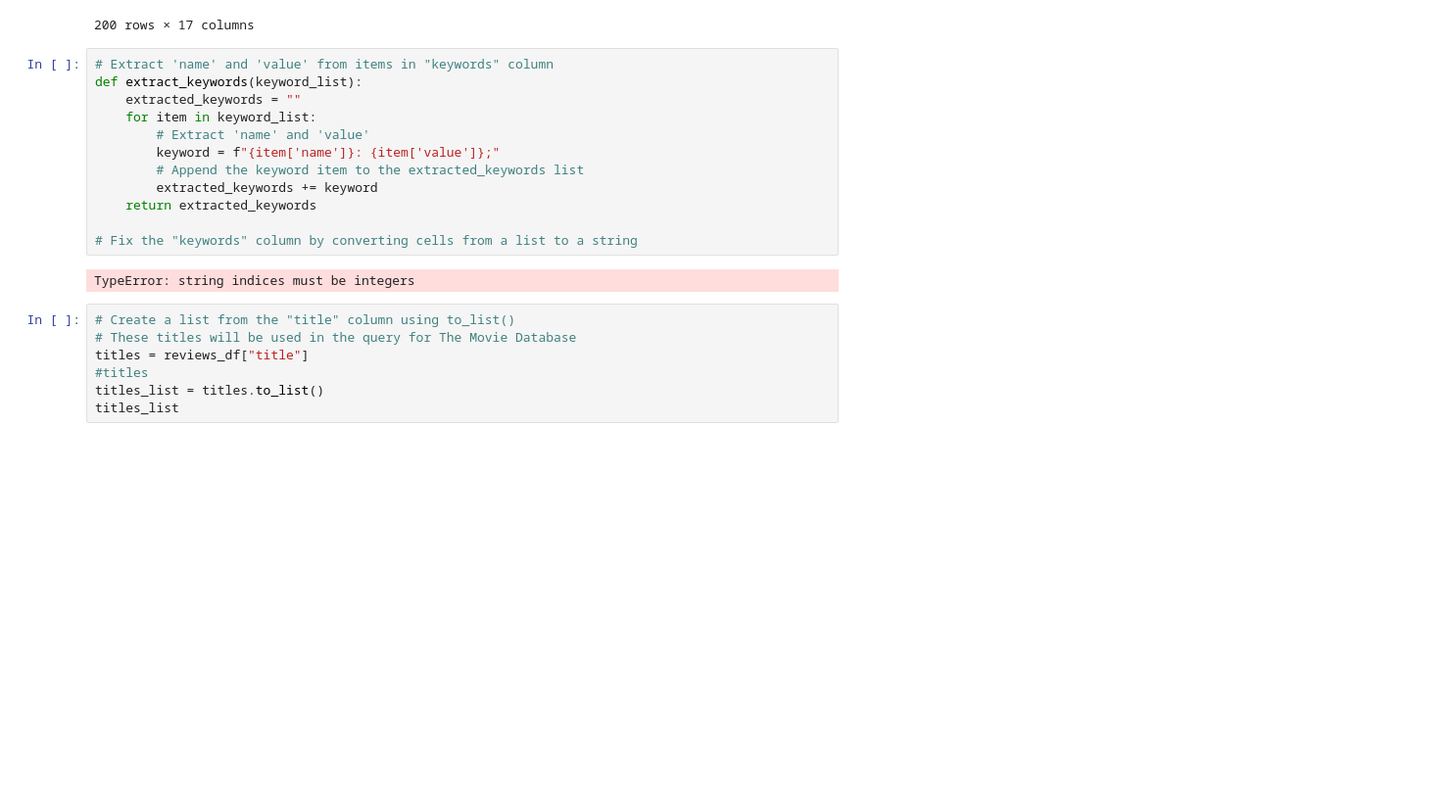
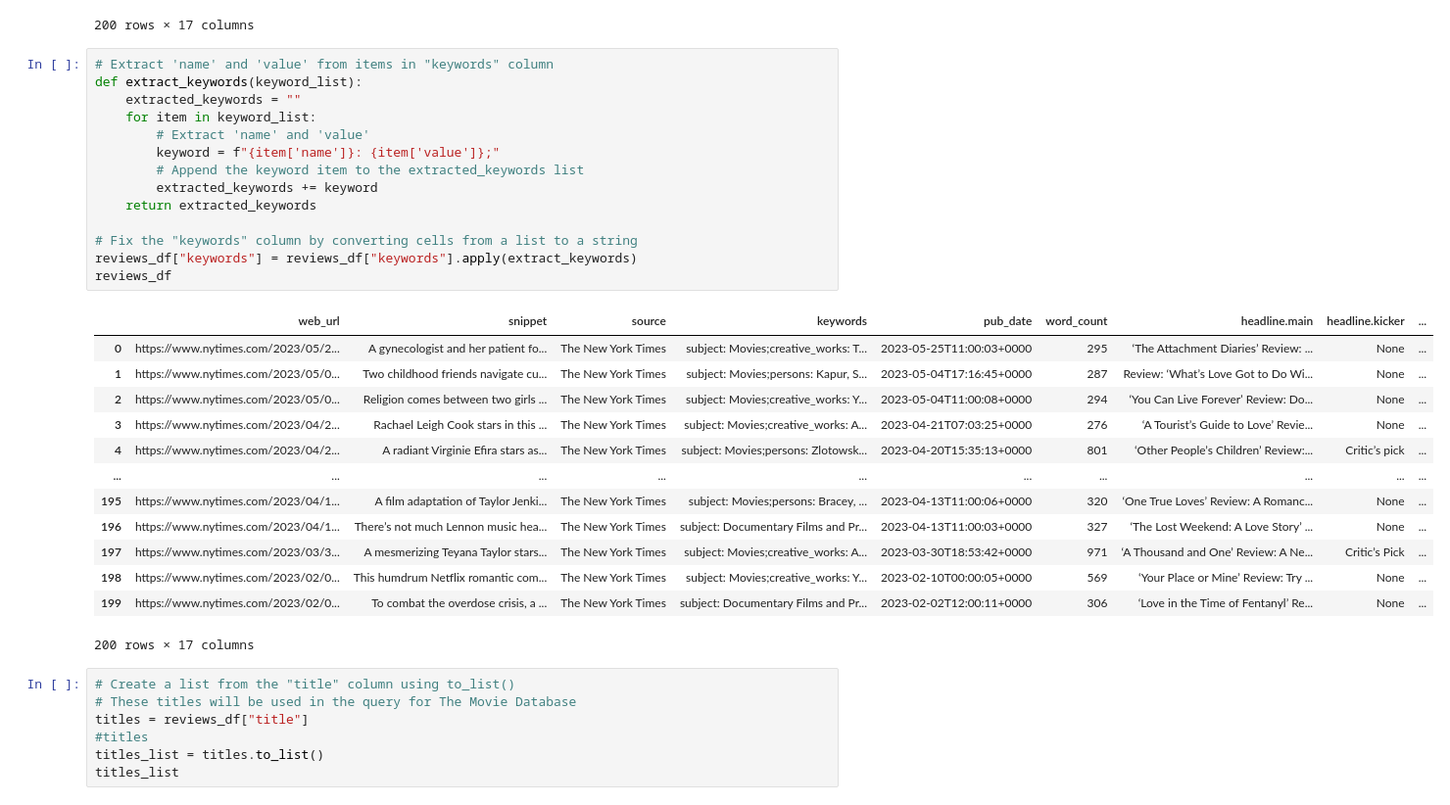
Before and after one commit to lcanjar/data-sourcing-challenge, a Jupyter notebook: retrieve_movie_data.ipynb, the cells around one changed output. Shown at 98% size. Cells and saved outputs as stored; diff of their text form; blank space fills up the shorter version.

```diff
--- a/retrieve_movie_data.ipynb
+++ b/retrieve_movie_data.ipynb
@@ -164,17 +164,31 @@ reviews_df
 # %%
 # Extract 'name' and 'value' from items in "keywords" column
 def extract_keywords(keyword_list):
     extracted_keywords = ""
     for item in keyword_list:
         # Extract 'name' and 'value'
         keyword = f"{item['name']}: {item['value']};"
         # Append the keyword item to the extracted_keywords list
         extracted_keywords += keyword
     return extracted_keywords
 
 # Fix the "keywords" column by converting cells from a list to a string
+reviews_df["keywords"] = reviews_df["keywords"].apply(extract_keywords)
+reviews_df
 # %% [output]
+|  | web_url | snippet | source | keywords | pub_date | word_count | headline.main | headline.kicker | ... |
+| 0 | https://www.nytimes.com/2023/05/2... | A gynecologist and her patient fo... | The New York Times | subject: Movies;creative_works: T... | 2023-05-25T11:00:03+0000 | 295 | ‘The Attachment Diaries’ Review: ... | None | ... |
+| 1 | https://www.nytimes.com/2023/05/0... | Two childhood friends navigate cu... | The New York Times | subject: Movies;persons: Kapur, S... | 2023-05-04T17:16:45+0000 | 287 | Review: ‘What’s Love Got to Do Wi... | None | ... |
+| 2 | https://www.nytimes.com/2023/05/0... | Religion comes between two girls ... | The New York Times | subject: Movies;creative_works: Y... | 2023-05-04T11:00:08+0000 | 294 | ‘You Can Live Forever’ Review: Do... | None | ... |
+| 3 | https://www.nytimes.com/2023/04/2... | Rachael Leigh Cook stars in this ... | The New York Times | subject: Movies;creative_works: A... | 2023-04-21T07:03:25+0000 | 276 | ‘A Tourist’s Guide to Love’ Revie... | None | ... |
+| 4 | https://www.nytimes.com/2023/04/2... | A radiant Virginie Efira stars as... | The New York Times | subject: Movies;persons: Zlotowsk... | 2023-04-20T15:35:13+0000 | 801 | ‘Other People’s Children’ Review:... | Critic’s pick | ... |
+| ... | ... | ... | ... | ... | ... | ... | ... | ... | ... |
+| 195 | https://www.nytimes.com/2023/04/1... | A film adaptation of Taylor Jenki... | The New York Times | subject: Movies;persons: Bracey, ... | 2023-04-13T11:00:06+0000 | 320 | ‘One True Loves’ Review: A Romanc... | None | ... |
+| 196 | https://www.nytimes.com/2023/04/1... | There’s not much Lennon music hea... | The New York Times | subject: Documentary Films and Pr... | 2023-04-13T11:00:03+0000 | 327 | ‘The Lost Weekend: A Love Story’ ... | None | ... |
+| 197 | https://www.nytimes.com/2023/03/3... | A mesmerizing Teyana Taylor stars... | The New York Times | subject: Movies;creative_works: A... | 2023-03-30T18:53:42+0000 | 971 | ‘A Thousand and One’ Review: A Ne... | Critic’s Pick | ... |
+| 198 | https://www.nytimes.com/2023/02/0... | This humdrum Netflix romantic com... | The New York Times | subject: Movies;creative_works: Y... | 2023-02-10T00:00:05+0000 | 569 | ‘Your Place or Mine’ Review: Try ... | None | ... |
+| 199 | https://www.nytimes.com/2023/02/0... | To combat the overdose crisis, a ... | The New York Times | subject: Documentary Films and Pr... | 2023-02-02T12:00:11+0000 | 306 | ‘Love in the Time of Fentanyl’ Re... | None | ... |
-TypeError: string indices must be integers
+200 rows × 17 columns
 # %%
 # Create a list from the "title" column using to_list()
 # These titles will be used in the query for The Movie Database
```
